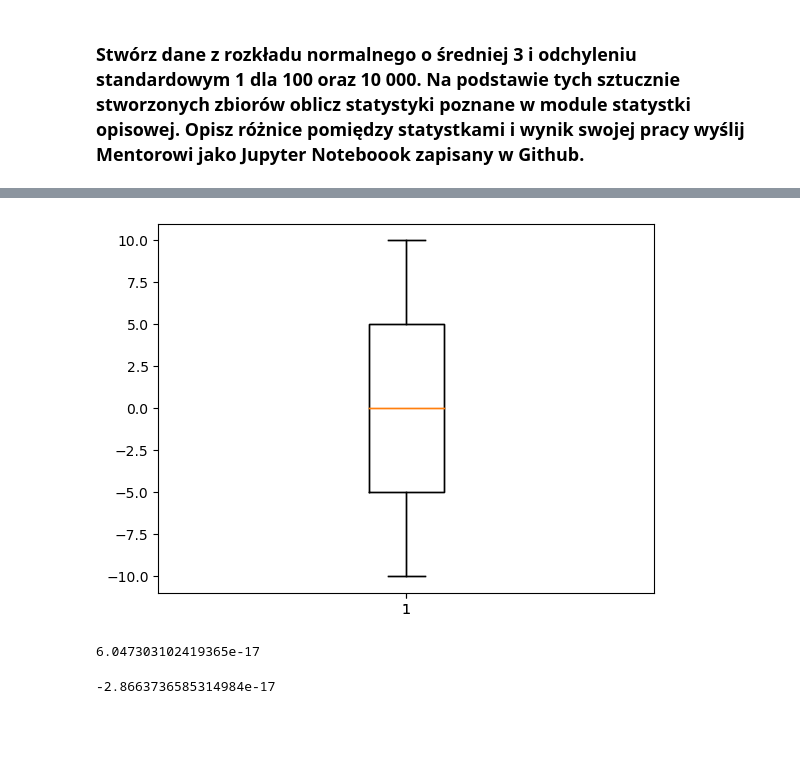
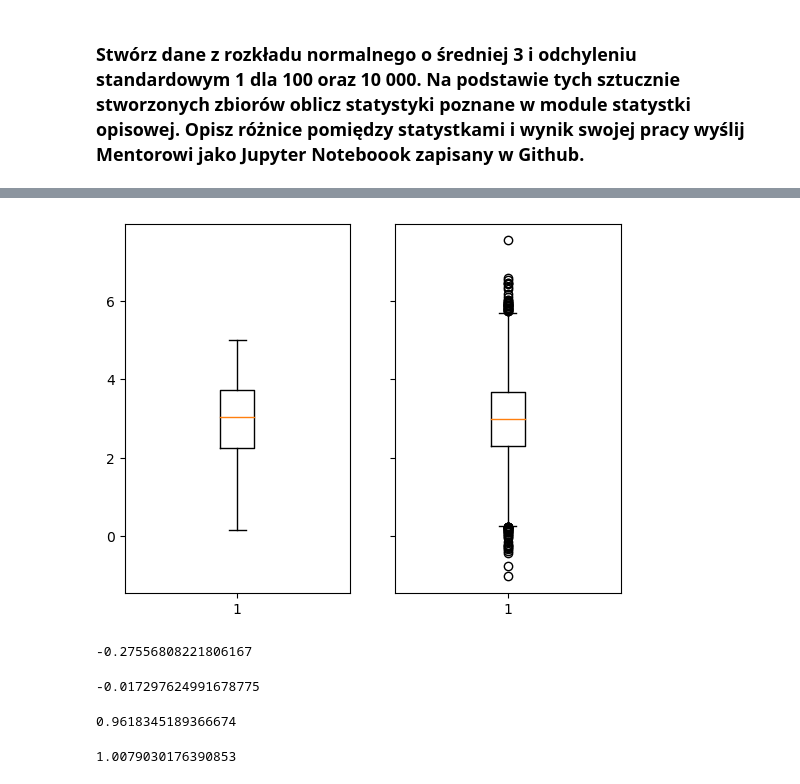
Before and after one commit to kanies89/EDA-Data-exploration_1, a Jupyter notebook: Kodilla - Module 10.3 Task 1.ipynb, the cells around one changed output, grey strips where cells are left out. Drawn from its saved outputs; the diff is of its cells as text; code cells hidden in the pictures; blank space fills up the shorter version.

```diff
--- a/Kodilla - Module 10.3 Task 1.ipynb
+++ b/Kodilla - Module 10.3 Task 1.ipynb
@@ -14,15 +14,9 @@ import seaborn as sns
 from scipy import stats
 
 
-def gauss(x, sigma=1, mu=3):
-    return stats.norm.pdf(x, mu, sigma)
-
-x = np.linspace(-10, 10, 10000)
-plt.figure(figsize=(12, 8))
-plt.plot(x, gauss(x, sigma=1), label='10 000 - odchylenie standardowe = 1, średnia = 3')
-y = np.linspace(-10, 10, 100)
-plt.plot(y, gauss(y, sigma=1), label='100 - odchylenie standardowe = 1, średnia = 3')
-
-plt.legend(loc='upper left')
-plt.show()
+f, (ax1, ax2) = plt.subplots(1, 2, sharey=False)
+x = np.random.normal(loc=3, scale=1, size=100)
+y = np.random.normal(loc=3, scale=1, size=10000)
+ax1.hist(x)
+ax2.hist(y)
 # %% [output]
@@ -146,14 +112,25 @@ print(y_iqr)
 # %%
-plt.boxplot(x)
-plt.boxplot(y)
+f, (ax1, ax2) = plt.subplots(1, 2, sharey=True)
+
+ax1.boxplot(x)
+ax2.boxplot(y)
+
 plt.show()
 # %% [output]
-[figure, old version]
+[figure, new version]
 # %%
 scipy.stats.skew(x)
 # %% [output]
-6.047303102419365e-17
+-0.27556808221806167
 # %%
 scipy.stats.skew(y)
 # %% [output]
--2.8663736585314984e-17
+-0.017297624991678775
+# %%
+np.std(x, ddof=1)
+# %% [output]
+0.9618345189366674
+# %%
+np.std(y, ddof=1)
+# %% [output]
+1.0079030176390853
```
Also changed, not shown: parts of 21 cells of this notebook.
